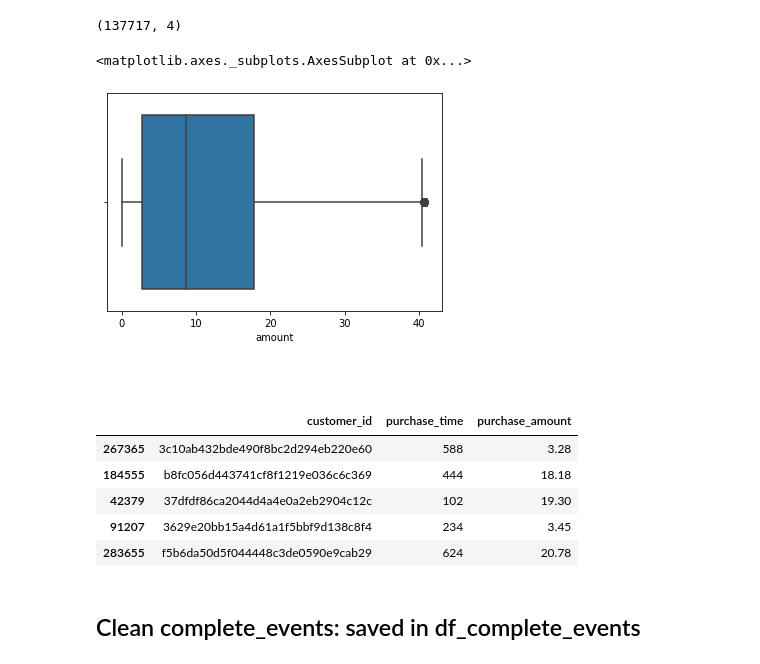
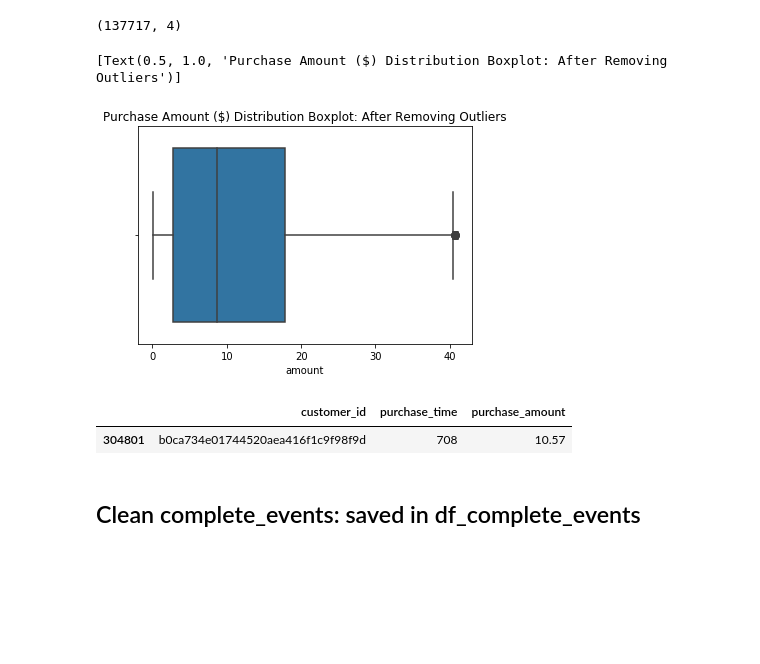
Before and after one commit to tanyayt/udacity_data_scientist, a Jupyter notebook: starbucks_optimizing_app_offers/Starbucks_Capstone_notebook.ipynb, the cells around one changed output. Saved outputs shown, nothing was run; the diff lists cells and outputs as text; code cells hidden in the pictures; blank space fills up the shorter version.

```diff
--- a/starbucks_optimizing_app_offers/Starbucks_Capstone_notebook.ipynb
+++ b/starbucks_optimizing_app_offers/Starbucks_Capstone_notebook.ipynb
@@ -616,22 +672,18 @@ purchase_events_clean.shape
 (137717, 4)
 # %%
 # check distribution
-sns.boxplot(purchase_events_clean.amount)
+g = sns.boxplot(purchase_events_clean.amount)
+g.set(title="Purchase Amount ($) Distribution Boxplot: After Removing Outliers")
+g.figure.savefig("./image/boxplot_purchase_amount_clean.png")
 # %% [output]
-<matplotlib.axes._subplots.AxesSubplot at 0x...>
+[Text(0.5, 1.0, 'Purchase Amount ($) Distribution Boxplot: After Removing Outliers')]
-[figure, old version]
+[figure, new version]
-# %% [markdown]
-###
 # %%
 df_purchase_events = purchase_events_clean[['person','time','amount']].rename(columns={'person':'customer_id','time':'purchase_time','amount':'purchase_amount'})
-df_purchase_events.sample(5)
+df_purchase_events.sample(1)
 # %% [output]
 |  | customer_id | purchase_time | purchase_amount |
-| 267365 | 3c10ab432bde490f8bc2d294eb220e60 | 588 | 3.28 |
-| 184555 | b8fc056d443741cf8f1219e036c6c369 | 444 | 18.18 |
-| 42379 | 37dfdf86ca2044d4a4e0a2eb2904c12c | 102 | 19.30 |
-| 91207 | 3629e20bb15a4d61a1f5bbf9d138c8f4 | 234 | 3.45 |
-| 283655 | f5b6da50d5f044448c3de0590e9cab29 | 624 | 20.78 |
+| 304801 | b0ca734e01744520aea416f1c9f98f9d | 708 | 10.57 |
 # %% [markdown]
 ## Clean complete_events: saved in df_complete_events
 # %%
```
Also changed, not shown: parts of 65 cells of this notebook.
